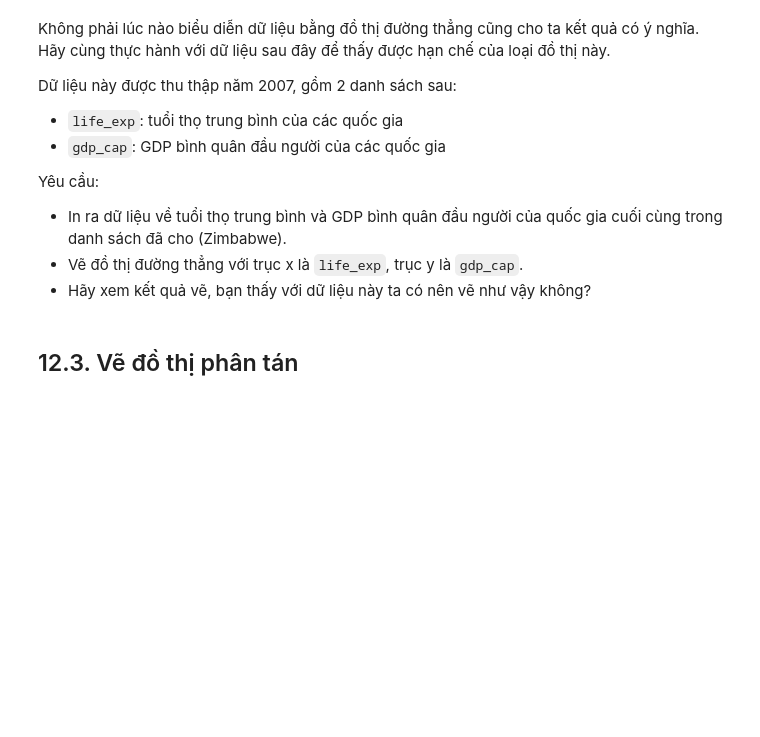
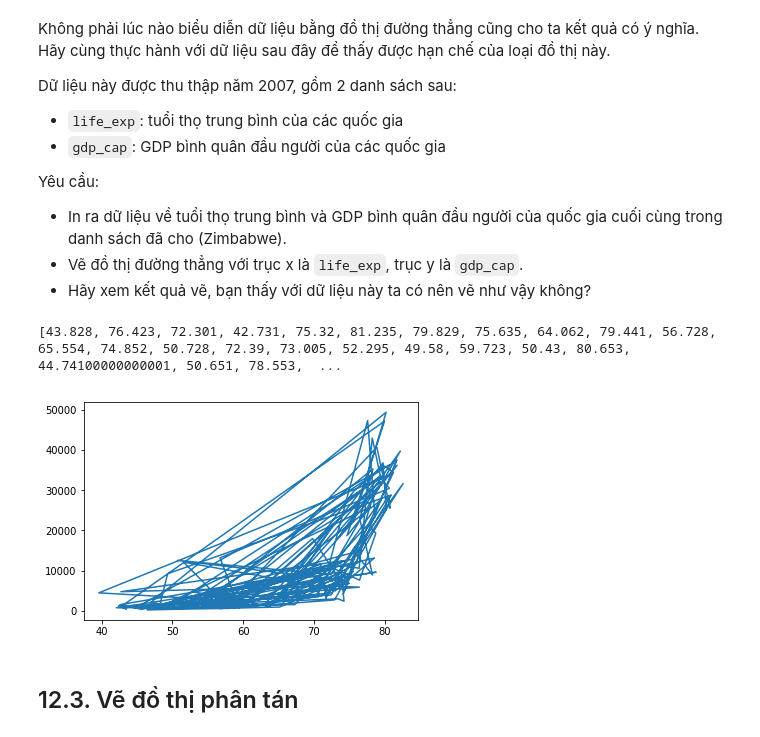
Before and after one commit to nnphuc/Machine-Learning, a Jupyter notebook: week 1/Bài tập.ipynb, the cells around one changed output. Drawn from its saved outputs; the diff is of its cells as text; code cells hidden in the pictures; blank space fills up the shorter version.

```diff
--- a/week 1/Bài tập.ipynb
+++ b/week 1/Bài tập.ipynb
@@ -1557,5 +1592,5 @@ Yêu cầu:
 # %%
 # import
 import matplotlib.pyplot as plt
-
+import numpy as np
 # dữ liệu
@@ -1564,5 +1599,11 @@ life_exp = [43.828000000000003, 76.423000000000002, 72.301000000000002, 42.73100
 
 # vẽ đồ thị
+print(life_exp,gdp_cap)
+plt.plot(life_exp,gdp_cap)
+plt.show()
+# %% [output]
+[43.828, 76.423, 72.301, 42.731, 75.32, 81.235, 79.829, 75.635, 64.062, 79.441, 56.728, 65.554, 74.852, 50.728, 72.39, 73.005, 52.295, 49.58, 59.723, 50.43, 80.653, 44.74100000000001, 50.651, 78.553,  ...
+[figure, added]
 # %% [markdown]
 ## 12.3. Vẽ đồ thị phân tán
 # %% [markdown]
```
Also changed, not shown: parts of 26 cells of this notebook, 1 other file.
